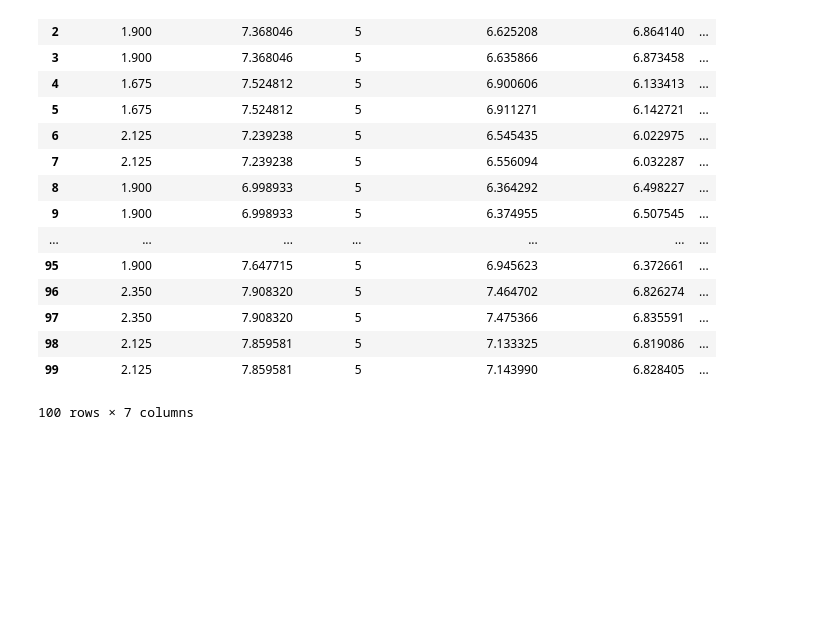
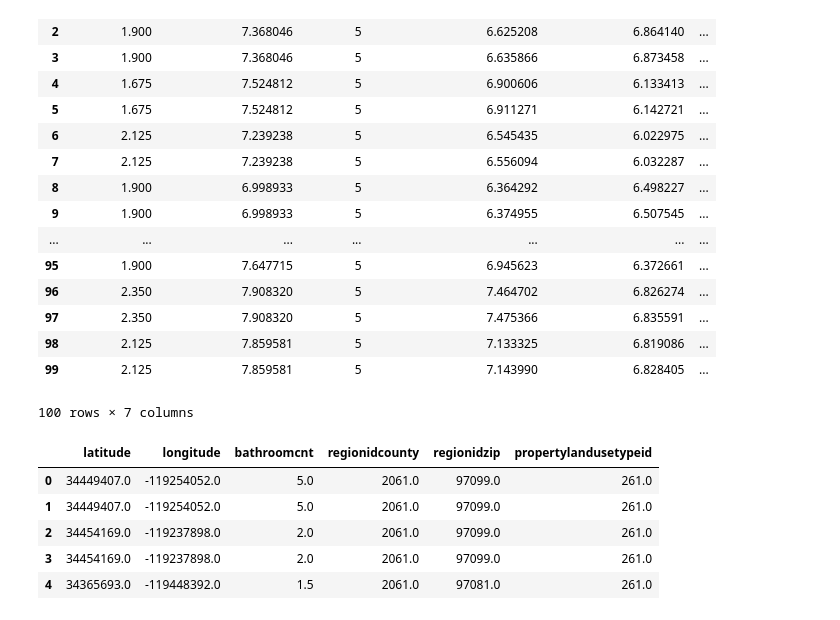
Before and after one commit to ashuyadav93/Zillow-Home-Value-Prediction, a Jupyter notebook: HW3.ipynb, the cells around one changed output. Cells and saved outputs as stored; diff of their text form; code cells hidden in the pictures; blank space fills up the shorter version.

```diff
--- a/HW3.ipynb
+++ b/HW3.ipynb
@@ -118,3 +125,17 @@ q1_data.iloc[0:100,:]
 | 98 | 2.125 | 7.859581 | 5 | 7.133325 | 6.819086 | ... |
 | 99 | 2.125 | 7.859581 | 5 | 7.143990 | 6.828405 | ... |
 100 rows × 7 columns
+# %%
+distance_columns = ['latitude', 'longitude', 'bathroomcnt', 'regionidcounty', 'regionidzip', 'propertylandusetypeid']
+q2_data = total_data[distance_columns]
+q2_data = q2_data.dropna(how='all')
+q2_data['regionidzip'] = q2_data['regionidzip'].fillna(q2_data['regionidzip'].mode()[0])
+q2_data.head()
+# euclidean_distances(q2_data, q2_data)
+# %% [output]
+|  | latitude | longitude | bathroomcnt | regionidcounty | regionidzip | propertylandusetypeid |
+| 0 | 34449407.0 | -119254052.0 | 5.0 | 2061.0 | 97099.0 | 261.0 |
+| 1 | 34449407.0 | -119254052.0 | 5.0 | 2061.0 | 97099.0 | 261.0 |
+| 2 | 34454169.0 | -119237898.0 | 2.0 | 2061.0 | 97099.0 | 261.0 |
+| 3 | 34454169.0 | -119237898.0 | 2.0 | 2061.0 | 97099.0 | 261.0 |
+| 4 | 34365693.0 | -119448392.0 | 1.5 | 2061.0 | 97081.0 | 261.0 |
```
Also changed, not shown: parts of 3 cells of this notebook.
